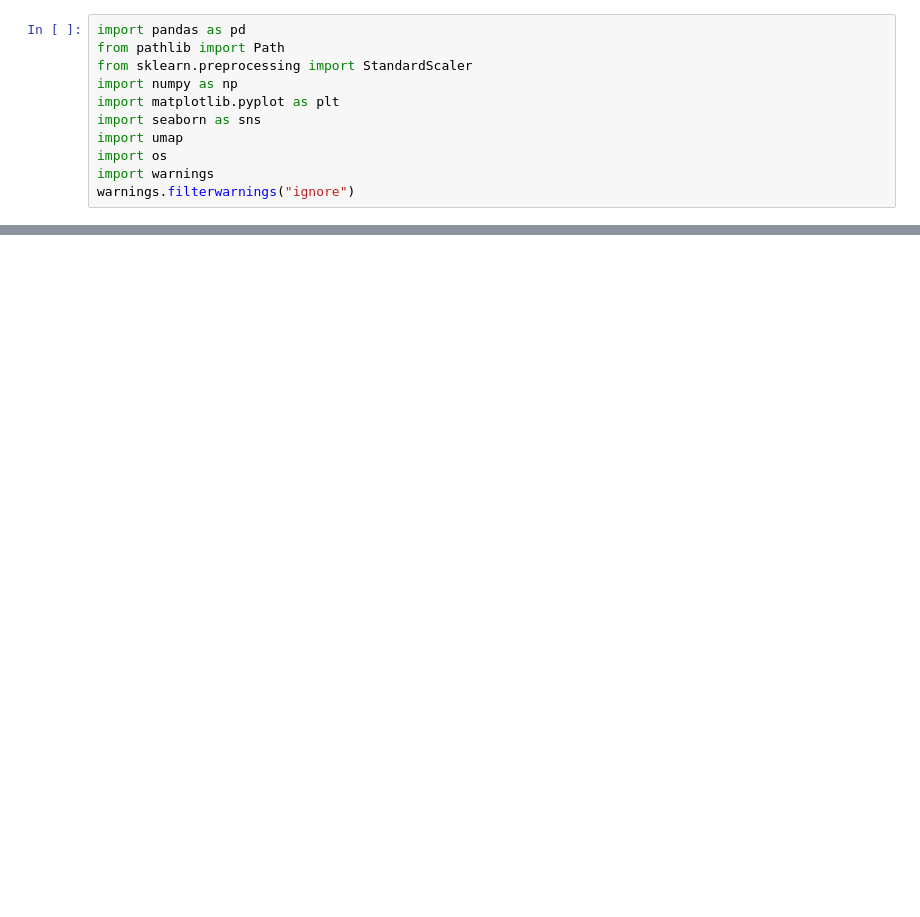
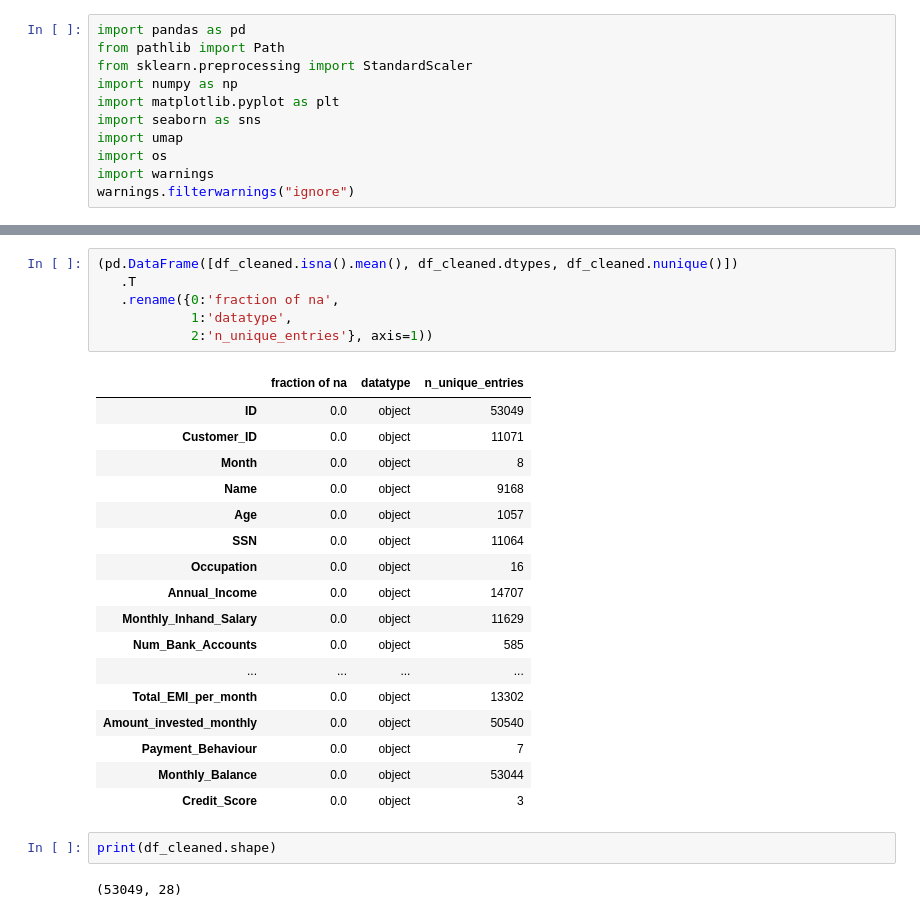
Before and after one commit to hermag/fbxtbilisimeetup, a Jupyter notebook: eda.ipynb, the cells around one changed output, grey strips where cells are left out. Drawn from its saved outputs; the diff is of its cells as text; blank space fills up the shorter version.

```diff
--- a/eda.ipynb
+++ b/eda.ipynb
@@ -58,0 +99,28 @@ NameError: name 'RAW_DATA_PATH' is not defined
+# %%
+(pd.DataFrame([df_cleaned.isna().mean(), df_cleaned.dtypes, df_cleaned.nunique()])
+   .T
+   .rename({0:'fraction of na',
+            1:'datatype',
+            2:'n_unique_entries'}, axis=1))
+# %% [output]
+|  | fraction of na | datatype | n_unique_entries |
+| ID | 0.0 | object | 53049 |
+| Customer_ID | 0.0 | object | 11071 |
+| Month | 0.0 | object | 8 |
+| Name | 0.0 | object | 9168 |
+| Age | 0.0 | object | 1057 |
+| SSN | 0.0 | object | 11064 |
+| Occupation | 0.0 | object | 16 |
+| Annual_Income | 0.0 | object | 14707 |
+| Monthly_Inhand_Salary | 0.0 | object | 11629 |
+| Num_Bank_Accounts | 0.0 | object | 585 |
+| ... | ... | ... | ... |
+| Total_EMI_per_month | 0.0 | object | 13302 |
+| Amount_invested_monthly | 0.0 | object | 50540 |
+| Payment_Behaviour | 0.0 | object | 7 |
+| Monthly_Balance | 0.0 | object | 53044 |
+| Credit_Score | 0.0 | object | 3 |
+# %%
+print(df_cleaned.shape)
+# %% [output]
+(53049, 28)
```
Also changed, not shown: parts of 25 cells of this notebook.
